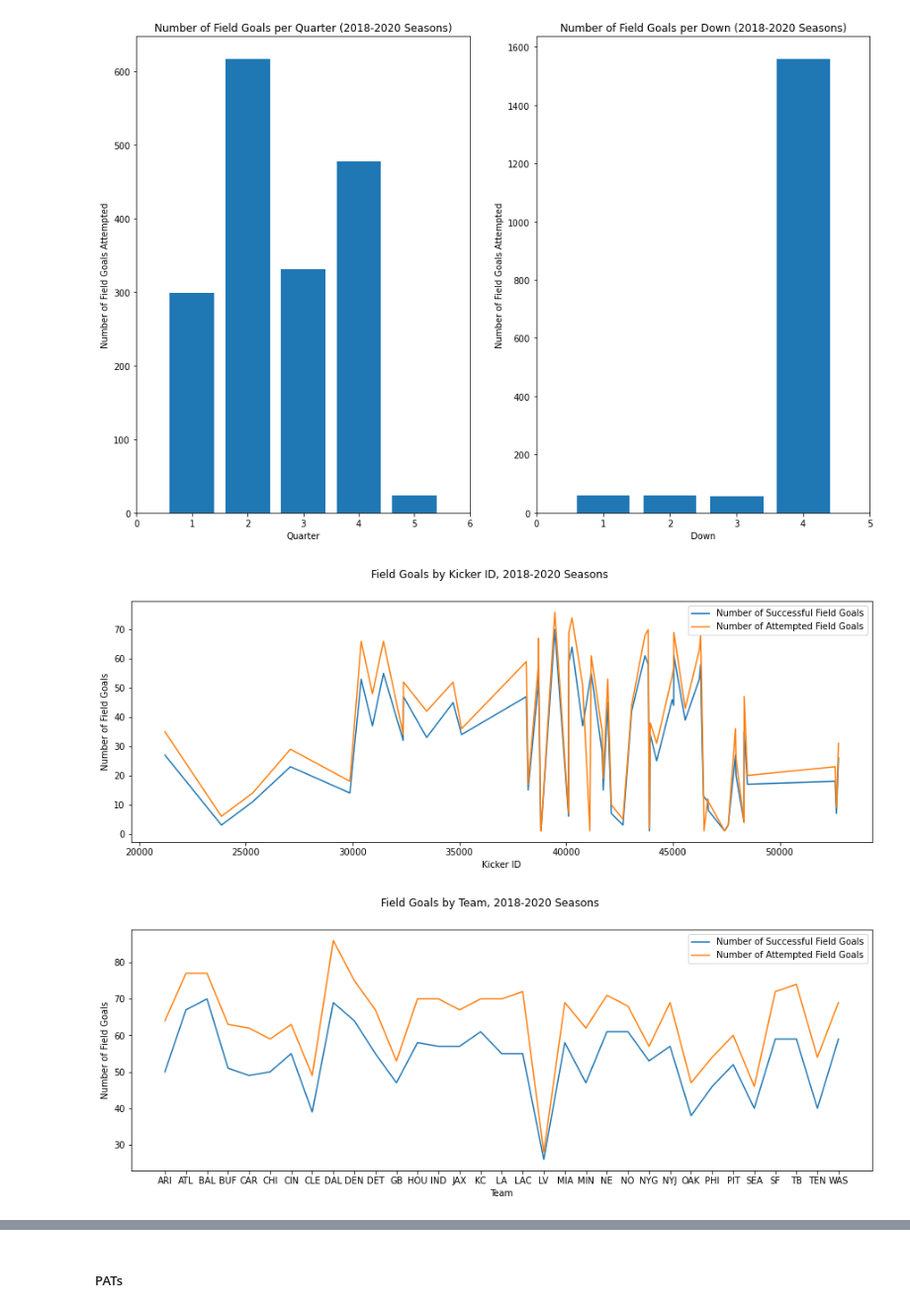
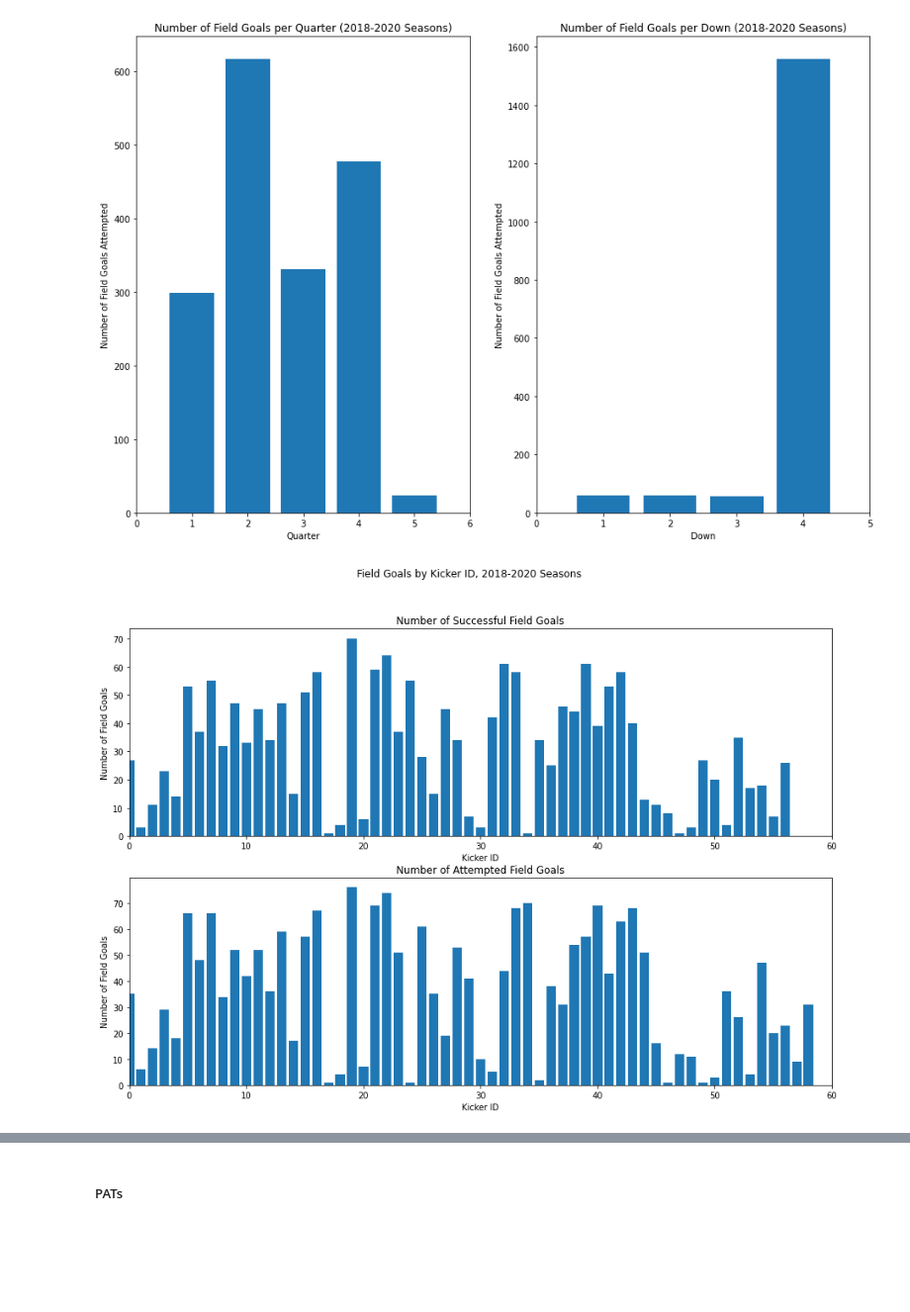
Before and after one commit to cbituin/nfl-big-data-bowl-2022, a Jupyter notebook: special-teams.ipynb, the cells around one changed output, grey strips where cells are left out. Shown: that part at 99% size. Drawn from its saved outputs; the diff is of its cells as text; code cells hidden in the pictures; blank space fills up the shorter version.

```diff
--- a/special-teams.ipynb
+++ b/special-teams.ipynb
@@ -99,13 +99,9 @@ from sklearn.model_selection import train_test_split
 fg_df = plays_df[plays_df.specialTeamsPlayType == 'Field Goal']
 pat_df = plays_df[plays_df.specialTeamsPlayType == 'Extra Point']
 
-fg_train_set, fg_test_set = train_test_split(fg_df, test_size=0.2, random_state=42)
-fg_train = fg_train_set.copy()
-fg_test = fg_test_set.copy()
+fg_train, fg_test = train_test_split(fg_df, test_size=0.2, random_state=42)
 
-pat_train_set, pat_test_set = train_test_split(pat_df, test_size=0.2, random_state=42)
-pat_train = pat_train_set.copy()
-pat_test = pat_test_set.copy()
+pat_train, pat_test = train_test_split(pat_df, test_size=0.2, random_state=42)
 # %%
 # Preparing Data for Visualization
 %matplotlib inline
@@ -156,34 +152,25 @@ plt.show()
 # %% [output]
 [figure]
 # %%
-plt.figure(figsize=(15, 5))
+# Eventually refactor to viewing FG completion percentage
+plt.figure(figsize=(15,10))
 
-plt.plot(fg_success_by_kicker.kickerId, fg_success_by_kicker.playId, label='Number of Successful Field Goals')
+plt.subplot(2,1,1)
+plt.bar(np.arange(len(fg_success_by_kicker.kickerId)), fg_success_by_kicker.playId)
+plt.title('Number of Successful Field Goals')
 plt.xlabel('Kicker ID')
 plt.ylabel('Number of Field Goals')
+plt.xlim(0, 60)
 
-plt.plot(fg_total_by_kicker.kickerId, fg_total_by_kicker.playId, label='Number of Attempted Field Goals')
+
+plt.subplot(2,1,2)
+plt.bar(np.arange(len(fg_total_by_kicker.kickerId)), fg_total_by_kicker.playId)
+plt.title('Number of Attempted Field Goals')
 plt.xlabel('Kicker ID')
+plt.xlim(0, 60)
 plt.ylabel('Number of Field Goals')
 
-plt.legend()
 plt.suptitle('Field Goals by Kicker ID, 2018-2020 Seasons')
 plt.show()
 # %% [output]
-[figure, old version]
+[figure, new version]
-# %%
-plt.figure(figsize=(15, 5))
-
-plt.plot(fg_success_by_team.possessionTeam, fg_success_by_team.playId, label='Number of Successful Field Goals')
-plt.xlabel('Team')
-plt.ylabel('Number of Field Goals')
-
-plt.plot(fg_total_by_team.possessionTeam, fg_total_by_team.playId, label='Number of Attempted Field Goals')
-plt.xlabel('Team')
-plt.ylabel('Number of Field Goals')
-
-plt.legend()
-plt.suptitle('Field Goals by Team, 2018-2020 Seasons')
-plt.show()
-# %% [output]
-[figure, removed]
```
Also changed, not shown: parts of 6 cells of this notebook.
